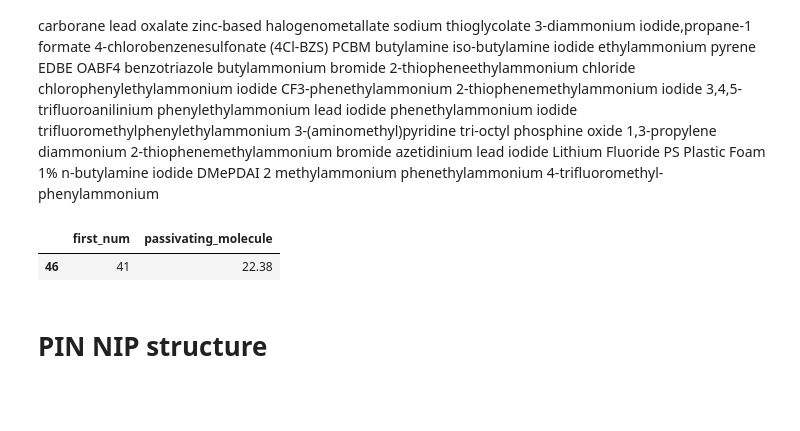
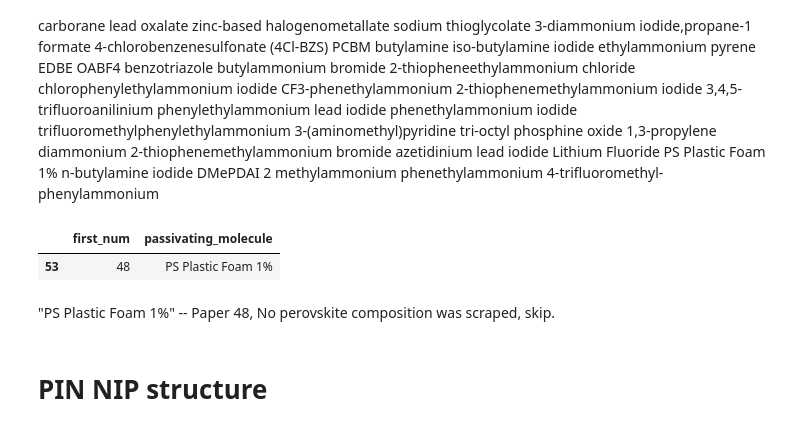
Before and after one commit to kanggunh/DSC180_B11_Q2, a Jupyter notebook: inspect_annotation.ipynb, the cells around one changed output. Cells and saved outputs as stored; diff of their text form; code cells hidden in the pictures; blank space fills up the shorter version.

```diff
--- a/inspect_annotation.ipynb
+++ b/inspect_annotation.ipynb
@@ -282,11 +311,13 @@ phenethylammonium
 4-trifluoromethyl-phenylammonium
 # %%
 passivatin = annotation[["first_num","passivating_molecule"]]
-passivatin = passivatin[passivatin['passivating_molecule'] == "22.38"]
+passivatin = passivatin[passivatin['passivating_molecule'] == "PS Plastic Foam 1%"]
 passivatin
 # %% [output]
 |  | first_num | passivating_molecule |
-| 46 | 41 | 22.38 |
+| 53 | 48 | PS Plastic Foam 1% |
+# %% [markdown]
+"PS Plastic Foam 1%" -- Paper 48, No perovskite composition was scraped, skip.
 # %% [markdown]
 # PIN NIP structure
 # %%
```
Also changed, not shown: parts of 5 cells of this notebook, 2 other files.
